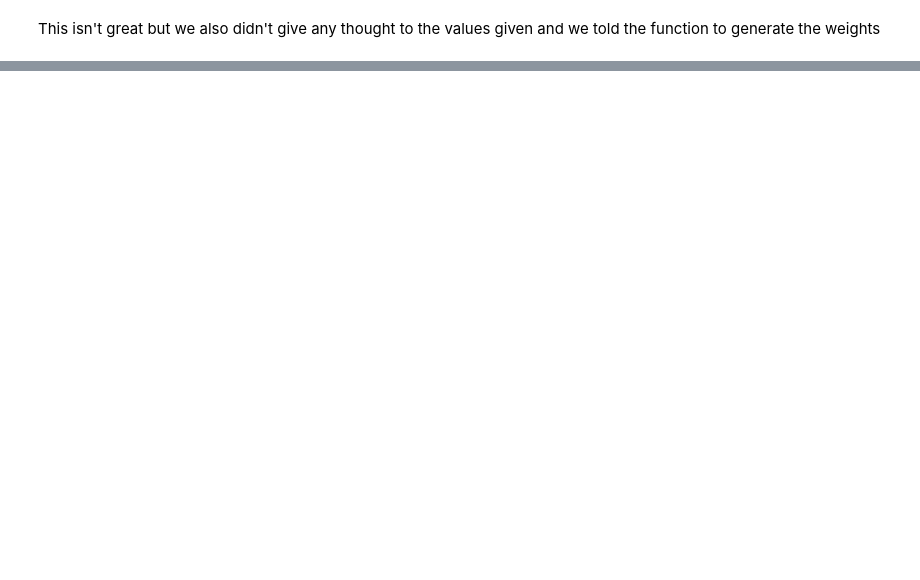
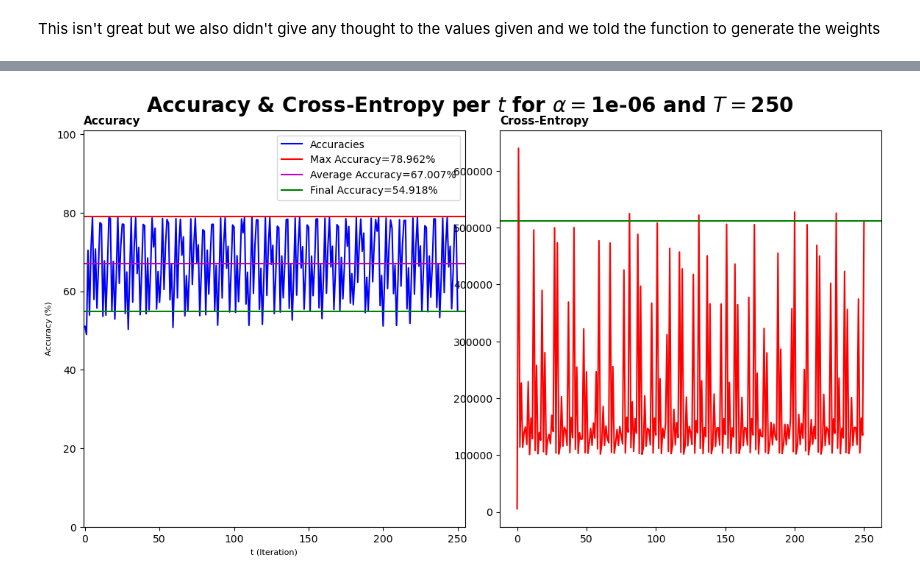
Before and after one commit to Ido-Studies/DSIP-Final-Project, a Jupyter notebook: src/Machine Learning/Machine_Learning_Part-DSIP_Concluding_Assignment.ipynb, the cells around one changed output, grey strips where cells are left out. Saved outputs shown, nothing was run; the diff lists cells and outputs as text; code cells hidden in the pictures; blank space fills up the shorter version.

```diff
--- a/src/Machine Learning/Machine_Learning_Part-DSIP_Concluding_Assignment.ipynb
+++ b/src/Machine Learning/Machine_Learning_Part-DSIP_Concluding_Assignment.ipynb
@@ -2318,0 +2167,41 @@ def plotCEtrain():
+# %%
+#
+def calc_and_graph_cross_entropies_per_t(X, Y, W, a, T, title: str=None, ax=None):
+    _, logs = gradient_descent_with_log(a, T, W, X, Y)
+    CE_per_weights_itr = cross_entropies_for_wlogs(logs, X, Y)
+    if title is None:
+        title = fr'Cross-Entropy per $t$ for $\alpha=${a} and $T=${T}'
+    graph_cross_entropies(CE_per_weights_itr, title=title, ax=ax)
+# %%
+#
+def calc_and_graph_accuracy_and_cross_entropy(X, Y, W, a, T, as_percentage: bool=True):
+    fig = plt.figure(figsize=(14,7))
+    gs = GridSpec(2, 4, figure=fig)
+
+    # Updating the rcParams in Matplotlib
+    # Making every title bold
+
+    plt.rcParams.update({
+        'axes.titlesize': 11,
+        'axes.labelsize': 8,
+        'axes.titlelocation': 'left',
+        'axes.titleweight': 'bold'
+    })
+
+    ax1 = plt.subplot(gs.new_subplotspec((0, 0), colspan=2, rowspan=2))
+    _title = fr'Accuracy'
+    calc_and_graph_accuracies_per_t(X, Y, W, a, T, as_percentage=as_percentage, title=_title, ax=ax1, legend_in=True)
+
+    ax2 = plt.subplot(gs.new_subplotspec((0, 2), colspan=2, rowspan=2))
+    _title = fr'Cross-Entropy'
+    calc_and_graph_cross_entropies_per_t(X, Y, W, a, T, title=_title, ax=ax2)
+
+    fig.suptitle(fr'Accuracy & Cross-Entropy per $t$ for $\alpha=${a} and $T=${T}', fontsize=20, fontweight='bold', y=0.95)
+    plt.show()
+
+    # Restoring rcParams back to default values
+    plt.rcParams.update(plt.rcParamsDefault)
+
+    ax1.clear()
+    ax2.clear()
+    fig.clear()
@@ -2318,0 +2353,6 @@ def plotCEtrain():
+# %%
+W = generate_weights(x_train.shape[1]) # all zeros
+W[0] = 1 # w0 = 1
+calc_and_graph_accuracy_and_cross_entropy(x_train, y_train, W=W, a=1e-6, T=250, as_percentage=True)
+# %% [output]
+[figure, added]
```
Also changed, not shown: parts of 48 cells of this notebook.
